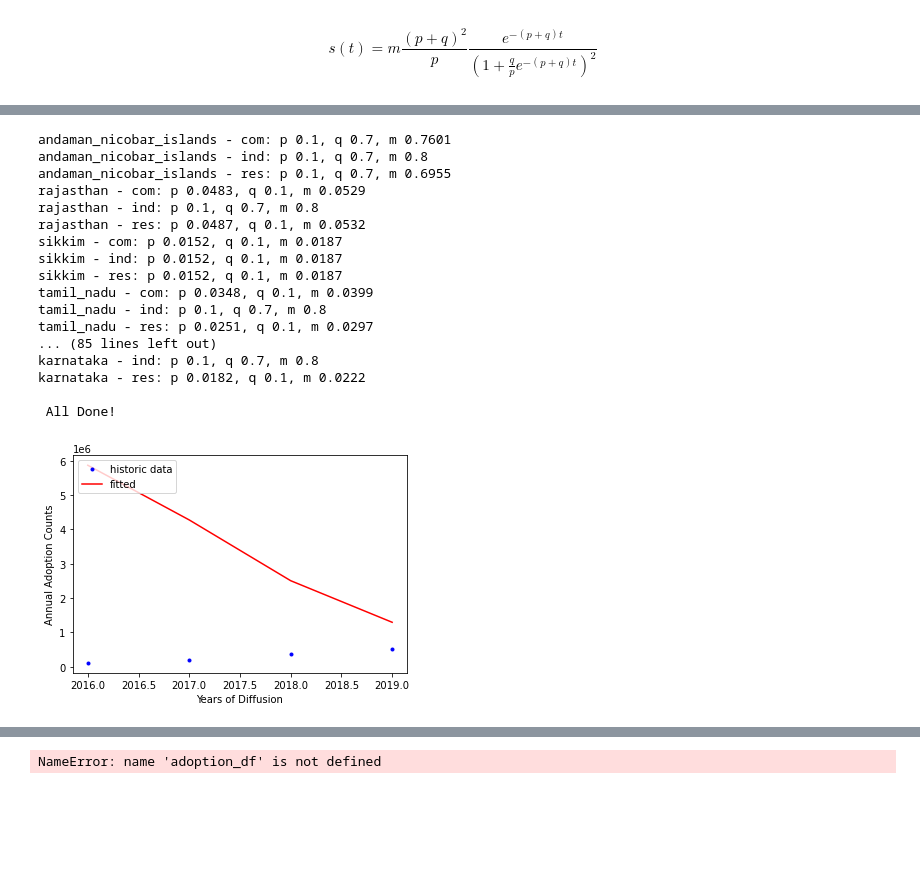
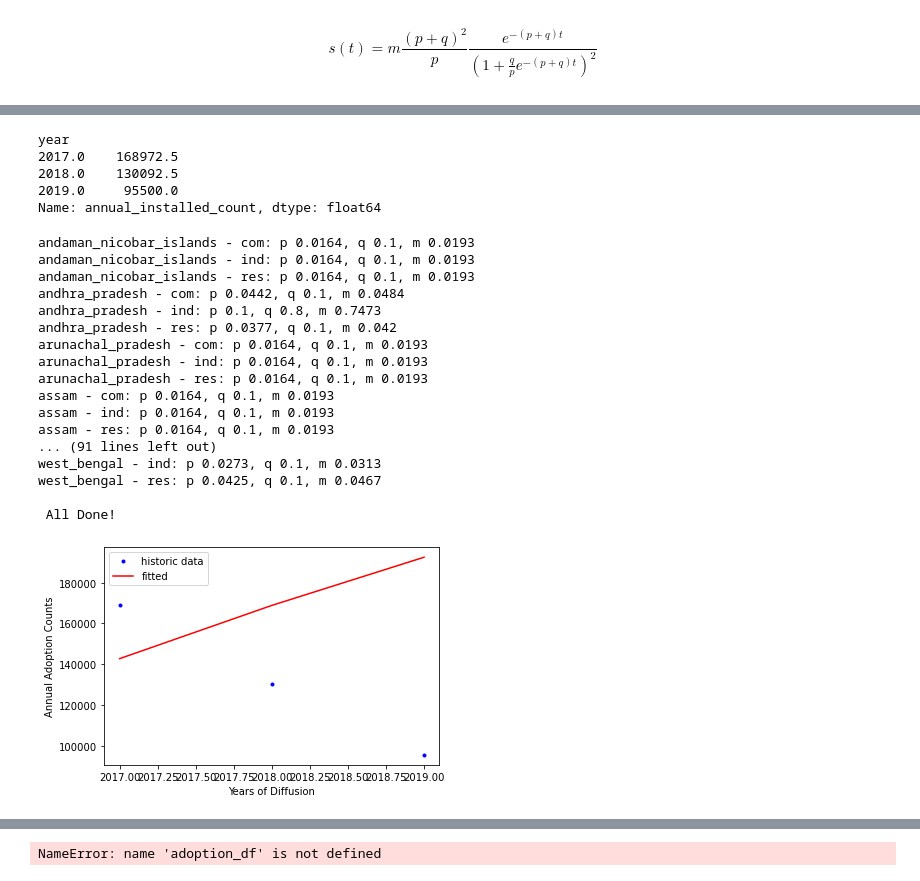
Before and after one commit to jmarinpi/dgen_globetrotter, a Jupyter notebook: india/india_bass_estimation.ipynb, the cells around one changed output, grey strips where cells are left out. Cells and saved outputs as stored; diff of their text form; code cells hidden in the pictures; blank space fills up the shorter version.

Commit message:
cleaning up

```diff
--- a/india/india_bass_estimation.ipynb
+++ b/india/india_bass_estimation.ipynb
@@ -175,6 +171,13 @@ agents = agents.groupby(['sector_abbr','state_name','state_id'], as_index=False)
 adopt = pd.read_csv(os.path.join('reference_data','clean_pv_installed_all_years.csv'))
 df = agents.merge(adopt, on=['sector_abbr','state_name','state_id'], how='left')
 df = df[~df['year'].isnull()]
-df = df.sort_values('year', ascending=True)
+df = df.sort_values(['sector_abbr', 'state_name', 'year'], ascending=True)
+
+# --- make cumulative ---
+df[['cum_mw','cum_installed_count']] = df.groupby(['sector_abbr','state_name','state_id','customers_in_bin'])[['annual_installed_mw','annual_installed_count']].transform('cumsum')
+
+# --- create market_share ---
+df['market_share'] = df['cum_installed_count'] / df['customers_in_bin']
+
 df
 # %% [output]
@@ -194,14 +197,11 @@ df
-# %%
-# --- estimate n_adopters ---
-avg_system_size_sector = {'res':10, 'com':100, 'ind':200}
-df['avg_system_size'] = df['sector_abbr'].map(avg_system_size_sector)
-df['n_adopters'] = (df['pv_capacity_mw'] * 1000 / df['avg_system_size']).round(0)
-
-# --- clean up ---
-df = df.dropna(subset=['n_adopters'])
-
-# --- create market_share ---
-df['market_share'] = df['n_adopters'] / df['customers_in_bin']
+# %%
+df.groupby(['year'])['annual_installed_count'].sum()
+# %% [output]
+year
+2017.0    168972.5
+2018.0    130092.5
+2019.0     95500.0
+Name: annual_installed_count, dtype: float64
 # %%
 # Loop over each region and sector and calculate the p,q, and m parameters.
 l = []
@@ -249,14 +249,14 @@ for state in df['state_name'].unique():
             #X[1,] = st['max_market']/st['developable_customers']
             X[1,] = 1.
             #Use genetic algorithm to find the starting conditions for optimization
-            p0, q0 = findStartingConditionsGA(X=X, y=sub_y, p_bounds=[1e-6, 1e-1], q_bounds=[.1, .7])
+            p0, q0 = findStartingConditionsGA(X=X, y=sub_y, p_bounds=[1e-6, 1e-1], q_bounds=[.1,.8])
 
             # Solve for the p & q parameters
             popt, pcov = curve_fit(f = bass,
                                    xdata = X,
                                    ydata = sub_y,
                                    p0 = [p0, q0],
-                                   bounds = ([1e-6, 1e-1], [.1,.7]),
+                                   bounds = ([1e-6, 1e-1], [.1,.8]),
                                    max_nfev = 1000)
 
             # pcov is the covariance matrix of the coefficients. Thus, the diagonal of the matrix is the variance, and the
@@ -281,46 +281,49 @@ state_id_lookup = dict(zip(state_id_lookup['state_name'], state_id_lookup['state
 bass_params['state_id'] = bass_params['state_name'].map(state_id_lookup)
 
 out = bass_params[['state_id', 'sector_abbr', 'p', 'p_SE', 'q', 'q_SE', 'm', 'p_sig','q_sig']]
+out['p'] = out['p'] * 0.2
+out['q'] = out['q'] * 0.4
 out.to_csv(os.path.join('india_base','pv_bass.csv'), index=False)
 out.to_csv(os.path.join(os.pardir,'input_scenarios','india_base','pv_bass.csv'), index=False)
 # %% [output]
-andaman_nicobar_islands - com: p 0.1, q 0.7, m 0.7601
-andaman_nicobar_islands - ind: p 0.1, q 0.7, m 0.8
-andaman_nicobar_islands - res: p 0.1, q 0.7, m 0.6955
-rajasthan - com: p 0.0483, q 0.1, m 0.0529
-rajasthan - ind: p 0.1, q 0.7, m 0.8
-rajasthan - res: p 0.0487, q 0.1, m 0.0532
-sikkim - com: p 0.0152, q 0.1, m 0.0187
-sikkim - ind: p 0.0152, q 0.1, m 0.0187
-sikkim - res: p 0.0152, q 0.1, m 0.0187
-tamil_nadu - com: p 0.0348, q 0.1, m 0.0399
-tamil_nadu - ind: p 0.1, q 0.7, m 0.8
-tamil_nadu - res: p 0.0251, q 0.1, m 0.0297
-... (85 lines left out)
-karnataka - ind: p 0.1, q 0.7, m 0.8
-karnataka - res: p 0.0182, q 0.1, m 0.0222
+andaman_nicobar_islands - com: p 0.0164, q 0.1, m 0.0193
+andaman_nicobar_islands - ind: p 0.0164, q 0.1, m 0.0193
+andaman_nicobar_islands - res: p 0.0164, q 0.1, m 0.0193
+andhra_pradesh - com: p 0.0442, q 0.1, m 0.0484
+andhra_pradesh - ind: p 0.1, q 0.8, m 0.7473
+andhra_pradesh - res: p 0.0377, q 0.1, m 0.042
+arunachal_pradesh - com: p 0.0164, q 0.1, m 0.0193
+arunachal_pradesh - ind: p 0.0164, q 0.1, m 0.0193
+arunachal_pradesh - res: p 0.0164, q 0.1, m 0.0193
+assam - com: p 0.0164, q 0.1, m 0.0193
+assam - ind: p 0.0164, q 0.1, m 0.0193
+assam - res: p 0.0164, q 0.1, m 0.0193
+... (91 lines left out)
+west_bengal - ind: p 0.0273, q 0.1, m 0.0313
+west_bengal - res: p 0.0425, q 0.1, m 0.0467
 
  All Done!
 # %%
 # How well does the regress fit the historic data?
 fit = df.merge(bass_params[['state_name','sector_abbr','p','q','m']], on=['state_name','sector_abbr'])
 X = np.empty((2,fit.shape[0]))
 X[0,] = fit['year'] - 2013
 X[1,] = fit['m']
 fit['pred'] = fit['customers_in_bin'] * fit['m'] * bass(X,fit['p'],fit['q'])
 cfit = fit.groupby('year').sum().reset_index()
+# cfit['pred'] = cfit['pred'].cumsum()
 
 ## Plot Bass Curve
 # This plots the historic and simulated Bass fits.
-plt.plot(cfit['year'], cfit['n_adopters'], 'b.', label='historic data')
+plt.plot(cfit['year'], cfit['annual_installed_count'], 'b.', label='historic data')
 plt.plot(cfit['year'], cfit['pred'], 'r-', label='fitted')
 
 plt.xlabel('Years of Diffusion')
 plt.ylabel('Annual Adoption Counts')
 plt.legend(loc = 2)
 plt.show()
 # %% [output]
-[figure, old version]
+[figure, new version]
 # %%
 fit.sort_values('pred')
 # %% [output]
```
Also changed, not shown: parts of 4 cells of this notebook, 23 other files.
